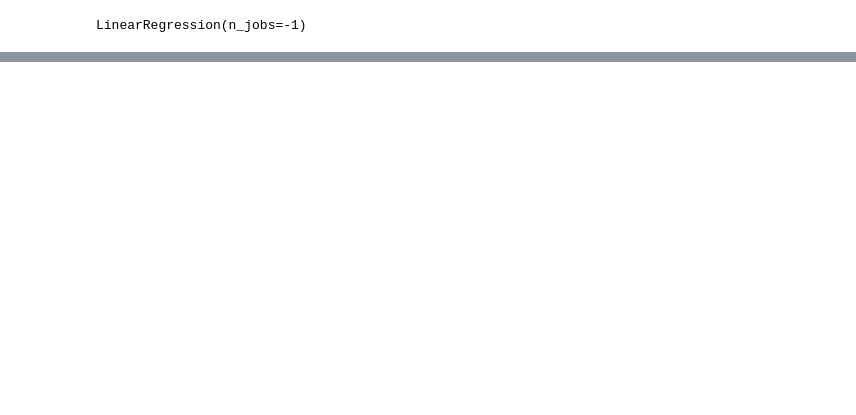
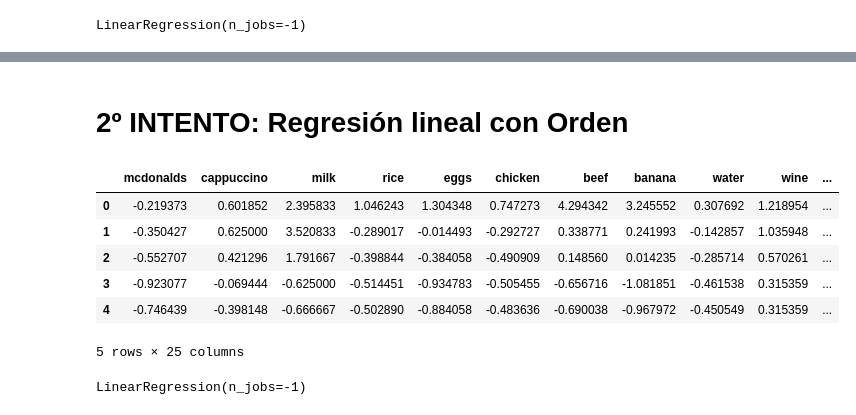
Before and after one commit to Adalab/promo-d-da-modulo1-sprint2-Paloma_Paula_Iris, a Jupyter notebook: 1.regresion_lineal-paloma/r_lineal/9_regresion_lineal_metricas.ipynb, the cells around one changed output, grey strips where cells are left out. Saved outputs shown, nothing was run; the diff lists cells and outputs as text; code cells hidden in the pictures; blank space fills up the shorter version.

```diff
--- a/1.regresion_lineal-paloma/r_lineal/9_regresion_lineal_metricas.ipynb
+++ b/1.regresion_lineal-paloma/r_lineal/9_regresion_lineal_metricas.ipynb
@@ -290,0 +291,14 @@ ax[1,1].set_title("Test residuos", fontsize = 15, fontweight = "bold");
+# %% [markdown]
+# 2º INTENTO: Regresión lineal con Orden
+# %%
+df_orden = pd.read_pickle('../archivos/country_pesos.pkl')
+# %%
+df_orden.head()
+# %% [output]
+|  | mcdonalds | cappuccino | milk | rice | eggs | chicken | beef | banana | water | wine | ... |
+| 0 | -0.219373 | 0.601852 | 2.395833 | 1.046243 | 1.304348 | 0.747273 | 4.294342 | 3.245552 | 0.307692 | 1.218954 | ... |
+| 1 | -0.350427 | 0.625000 | 3.520833 | -0.289017 | -0.014493 | -0.292727 | 0.338771 | 0.241993 | -0.142857 | 1.035948 | ... |
+| 2 | -0.552707 | 0.421296 | 1.791667 | -0.398844 | -0.384058 | -0.490909 | 0.148560 | 0.014235 | -0.285714 | 0.570261 | ... |
+| 3 | -0.923077 | -0.069444 | -0.625000 | -0.514451 | -0.934783 | -0.505455 | -0.656716 | -1.081851 | -0.461538 | 0.315359 | ... |
+| 4 | -0.746439 | -0.398148 | -0.666667 | -0.502890 | -0.884058 | -0.483636 | -0.690038 | -0.967972 | -0.450549 | 0.315359 | ... |
+5 rows × 25 columns
@@ -290,0 +312,4 @@ ax[1,1].set_title("Test residuos", fontsize = 15, fontweight = "bold");
+# %%
+lro.fit(xo_train, yo_train)
+# %% [output]
+LinearRegression(n_jobs=-1)
```
Also changed, not shown: parts of 27 cells of this notebook, 15 other files.
